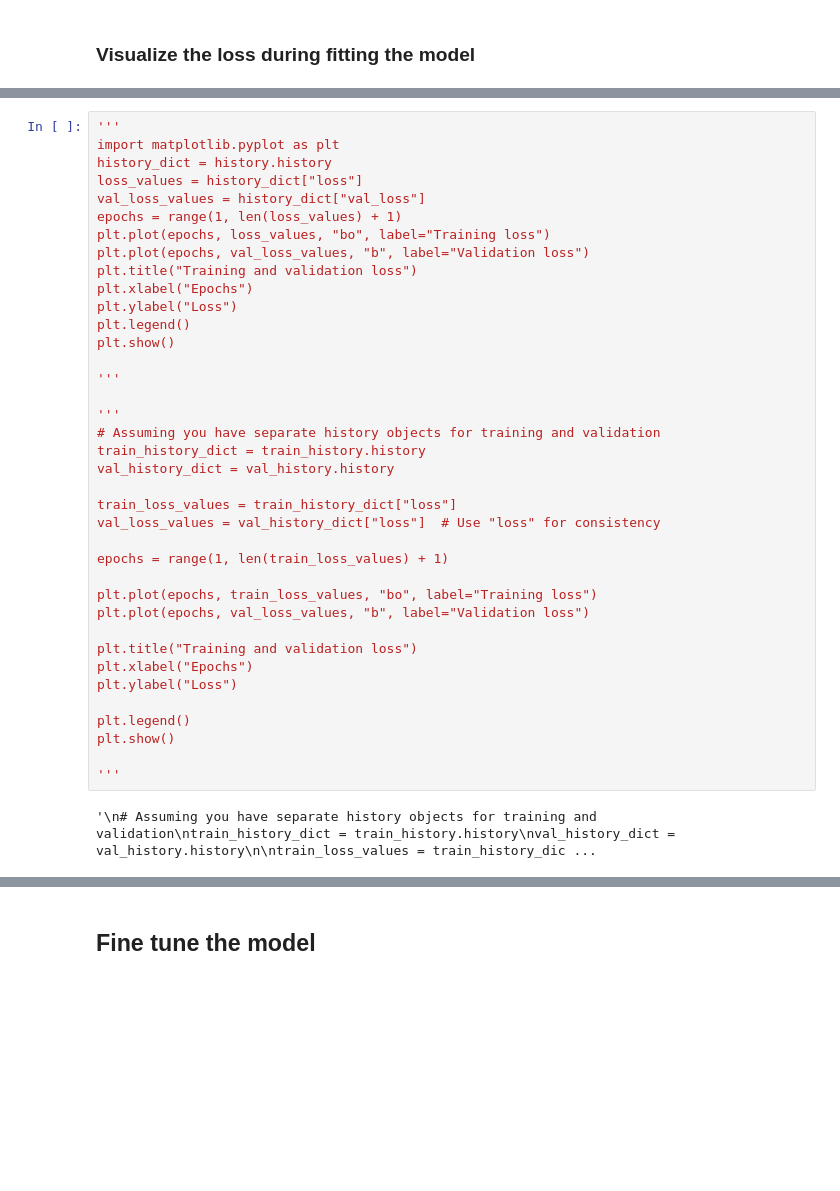
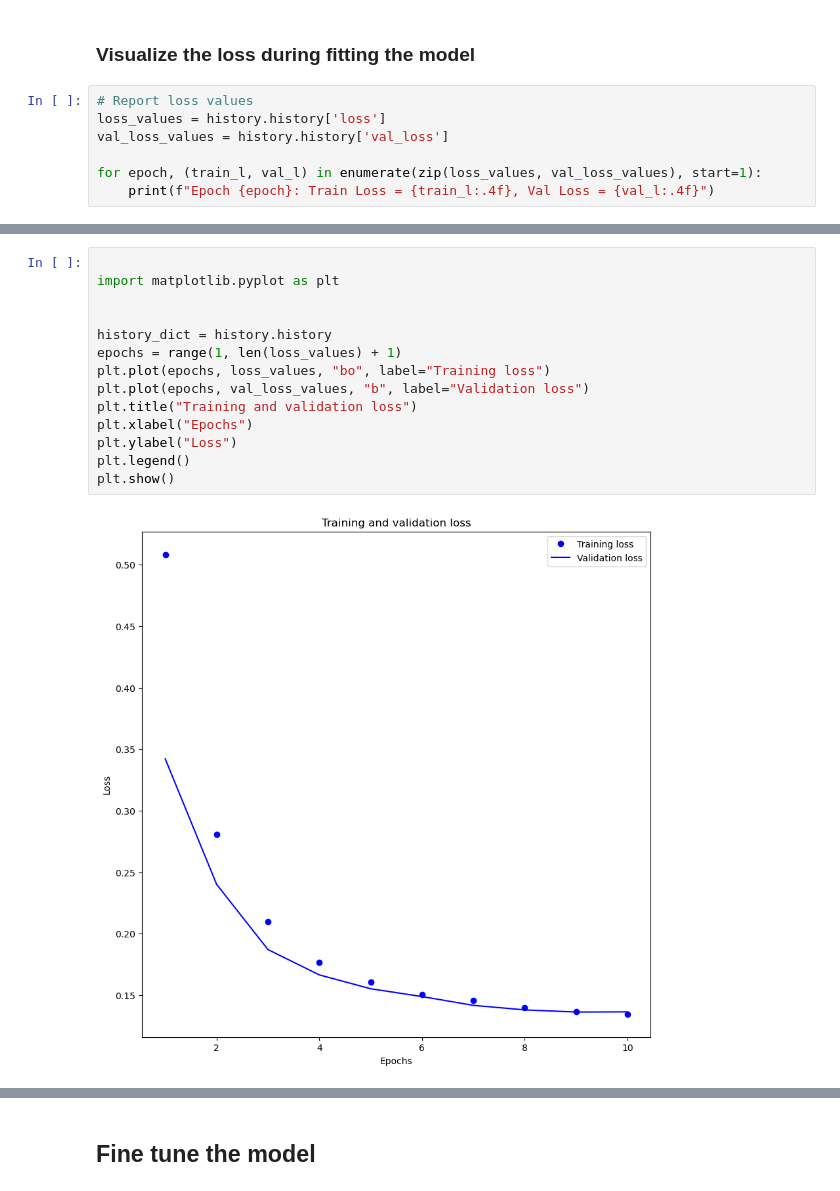
Before and after one commit to vuanhngo14/CSCI316_IndividualA2, a Jupyter notebook: task2_draft.ipynb, the cells around one changed output, grey strips where cells are left out. Saved outputs shown, nothing was run; the diff lists cells and outputs as text; blank space fills up the shorter version.

```diff
--- a/task2_draft.ipynb
+++ b/task2_draft.ipynb
@@ -174,2 +190,9 @@ Epoch 10/10
 # %% [markdown]
 ### Visualize the loss during fitting the model
+# %%
+# Report loss values
+loss_values = history.history['loss']
+val_loss_values = history.history['val_loss']
+
+for epoch, (train_l, val_l) in enumerate(zip(loss_values, val_loss_values), start=1):
+    print(f"Epoch {epoch}: Train Loss = {train_l:.4f}, Val Loss = {val_l:.4f}")
@@ -176,43 +210,19 @@ Epoch 10/10
 # %%
-'''
+
 import matplotlib.pyplot as plt
+
+
 history_dict = history.history
-loss_values = history_dict["loss"]
-val_loss_values = history_dict["val_loss"]
 epochs = range(1, len(loss_values) + 1)
 plt.plot(epochs, loss_values, "bo", label="Training loss")
 plt.plot(epochs, val_loss_values, "b", label="Validation loss")
 plt.title("Training and validation loss")
 plt.xlabel("Epochs")
 plt.ylabel("Loss")
 plt.legend()
 plt.show()
-
-'''
-
-'''
-# Assuming you have separate history objects for training and validation
-train_history_dict = train_history.history
-val_history_dict = val_history.history
-
-train_loss_values = train_history_dict["loss"]
-val_loss_values = val_history_dict["loss"]  # Use "loss" for consistency
-
-epochs = range(1, len(train_loss_values) + 1)
-
-plt.plot(epochs, train_loss_values, "bo", label="Training loss")
-plt.plot(epochs, val_loss_values, "b", label="Validation loss")
-
-plt.title("Training and validation loss")
-plt.xlabel("Epochs")
-plt.ylabel("Loss")
-
-plt.legend()
-plt.show()
-
-'''
 # %% [output]
-'\n# Assuming you have separate history objects for training and validation\ntrain_history_dict = train_history.history\nval_history_dict = val_history.history\n\ntrain_loss_values = train_history_dic ...
+[figure, added]
 # %%
 # Make predictions on the test set
 y_pred = model.predict(X_test_scaled) # Features for the model to predict
```
Also changed, not shown: parts of 8 cells of this notebook.
